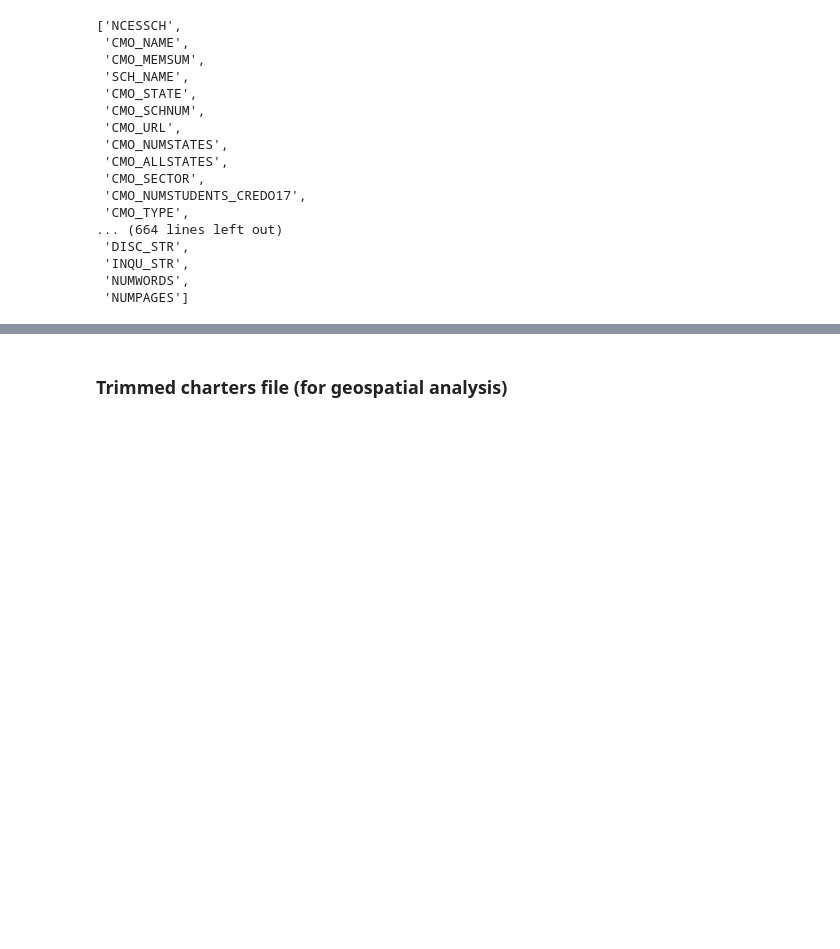
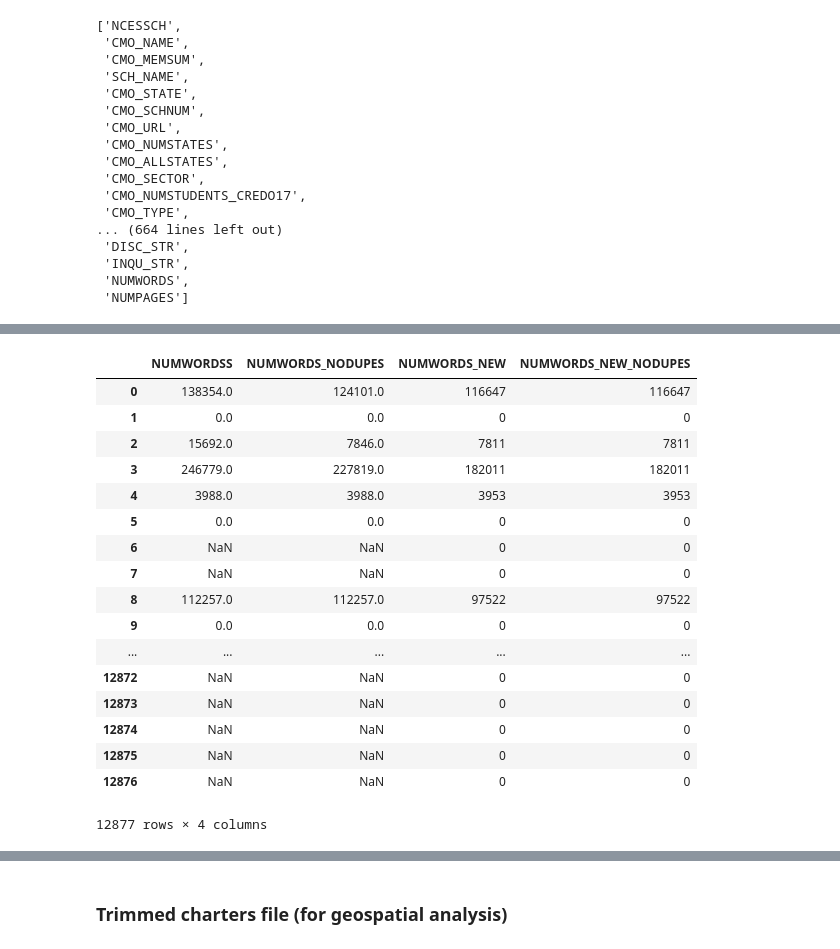
Before and after one commit to comp-strat/data_management, a Jupyter notebook: scripts/merge_CCD1516_etc.ipynb, the cells around one changed output, grey strips where cells are left out. Cells and saved outputs as stored; diff of their text form; code cells hidden in the pictures; blank space fills up the shorter version.

```diff
--- a/scripts/merge_CCD1516_etc.ipynb
+++ b/scripts/merge_CCD1516_etc.ipynb
@@ -463,0 +718,26 @@ unlappedtext_df.to_pickle(web_underlapped_storepath, index=False)
+# %%
+# Compare different ways of counting number of words
+unlappedtext_df["NUMWORDS_NEW"] = unlappedtext_df["WEBTEXT"].apply(lambda tuplist: sum(len(pg) for pg in [page[3] for page in tuplist]))
+unlappedtext_df["NUMWORDS_NEW_NODUPES"] = unlappedtext_df["WEBTEXT"].apply(lambda tuplist: sum(len(pg) for pg in (list(set([page[3] for page in tuplist])))))
+orgtext_df["NUMWORDSS"] = orgtext_df["WEBTEXT"].apply(lambda tuplist: sum([len(pg) for pg in [page[3] for page in tuplist]]))
+orgtext_df["NUMWORDS_NODUPES"] = orgtext_df["WEBTEXT"].apply(lambda tuplist: sum([len(pg) for pg in list(set([page[3] for page in tuplist]))]))
+pd.merge(unlappedtext_df, orgtext_df, how='left', on=["NCESSCH"])[["NUMWORDSS", "NUMWORDS_NODUPES", "NUMWORDS_NEW", "NUMWORDS_NEW_NODUPES"]]
+# %% [output]
+|  | NUMWORDSS | NUMWORDS_NODUPES | NUMWORDS_NEW | NUMWORDS_NEW_NODUPES |
+| 0 | 138354.0 | 124101.0 | 116647 | 116647 |
+| 1 | 0.0 | 0.0 | 0 | 0 |
+| 2 | 15692.0 | 7846.0 | 7811 | 7811 |
+| 3 | 246779.0 | 227819.0 | 182011 | 182011 |
+| 4 | 3988.0 | 3988.0 | 3953 | 3953 |
+| 5 | 0.0 | 0.0 | 0 | 0 |
+| 6 | NaN | NaN | 0 | 0 |
+| 7 | NaN | NaN | 0 | 0 |
+| 8 | 112257.0 | 112257.0 | 97522 | 97522 |
+| 9 | 0.0 | 0.0 | 0 | 0 |
+| ... | ... | ... | ... | ... |
+| 12872 | NaN | NaN | 0 | 0 |
+| 12873 | NaN | NaN | 0 | 0 |
+| 12874 | NaN | NaN | 0 | 0 |
+| 12875 | NaN | NaN | 0 | 0 |
+| 12876 | NaN | NaN | 0 | 0 |
+12877 rows × 4 columns
```
Also changed, not shown: parts of 78 cells of this notebook, 4 other files.
